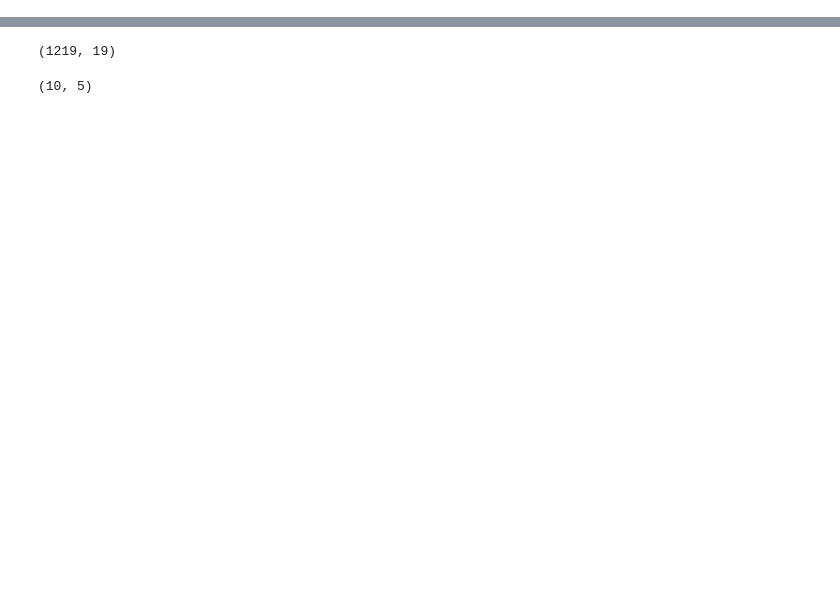
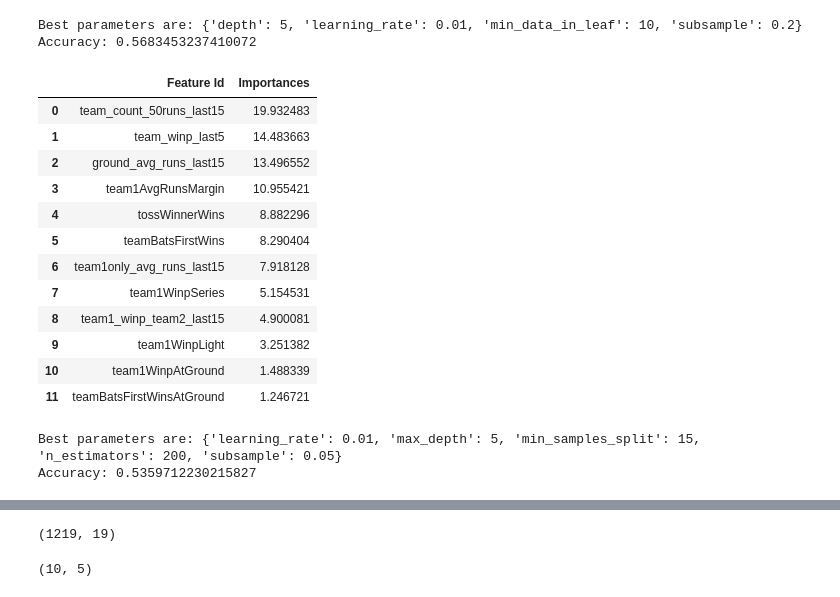
Before and after one commit to waitasecant/AmEx-Campus-Super-Bowl, a Jupyter notebook: main.ipynb, the cells around one changed output, grey strips where cells are left out. Drawn from its saved outputs; the diff is of its cells as text; code cells hidden in the pictures; blank space fills up the shorter version.

```diff
--- a/main.ipynb
+++ b/main.ipynb
@@ -373,0 +393,51 @@ Accuracy for lgbm: 0.49640287769784175
+# %%
+# CATBOOST
+clf_cat = cat.CatBoostClassifier(iterations= 100, random_state=0, verbose=0)
+param_cat = {'learning_rate':[0.01, 0.05, 0.1, 0.2],
+            'depth':[3,5,7,9],
+            'subsample':[0.05, 0.1, 0.2, 0.5],
+            'min_data_in_leaf':[10,40,70,100]}
+
+clf_cat = GridSearchCV(clf_cat, param_cat, cv=5, n_jobs=-1)
+clf_cat.fit(X_train, y_train)
+print(f"Best parameters are: {clf_cat.best_params_}")
+y_pred = clf_cat.predict(X_test)
+acc = np.mean(y_pred == y_test)
+print(f'Accuracy: {acc}')
+# %% [output]
+Best parameters are: {'depth': 5, 'learning_rate': 0.01, 'min_data_in_leaf': 10, 'subsample': 0.2}
+Accuracy: 0.5683453237410072
+# %%
+clf_cat.best_estimator_.get_feature_importance(prettified=True)
+# %% [output]
+|  | Feature Id | Importances |
+| 0 | team_count_50runs_last15 | 19.932483 |
+| 1 | team_winp_last5 | 14.483663 |
+| 2 | ground_avg_runs_last15 | 13.496552 |
+| 3 | team1AvgRunsMargin | 10.955421 |
+| 4 | tossWinnerWins | 8.882296 |
+| 5 | teamBatsFirstWins | 8.290404 |
+| 6 | team1only_avg_runs_last15 | 7.918128 |
+| 7 | team1WinpSeries | 5.154531 |
+| 8 | team1_winp_team2_last15 | 4.900081 |
+| 9 | team1WinpLight | 3.251382 |
+| 10 | team1WinpAtGround | 1.488339 |
+| 11 | teamBatsFirstWinsAtGround | 1.246721 |
+# %%
+# GB
+clf_gb = GradientBoostingClassifier(random_state=0)
+param_gb = {'learning_rate':[0.01, 0.05, 0.1, 0.2],
+            'max_depth':[3,5,7,9],
+            'n_estimators':[50,100,200,500],
+            'subsample':[0.05, 0.1, 0.2, 0.5],
+            'min_samples_split':[2,5,10,15]}
+
+clf_gb = GridSearchCV(clf_gb, param_gb, cv=5, n_jobs=-1)
+clf_gb.fit(X_train, y_train)
+print(f"Best parameters are: {clf_gb.best_params_}")
+y_pred = clf_gb.predict(X_test)
+acc = np.mean(y_pred == y_test)
+print(f'Accuracy: {acc}')
+# %% [output]
+Best parameters are: {'learning_rate': 0.01, 'max_depth': 5, 'min_samples_split': 15, 'n_estimators': 200, 'subsample': 0.05}
+Accuracy: 0.5359712230215827
```
Also changed, not shown: parts of 34 cells of this notebook, 4 other files.
